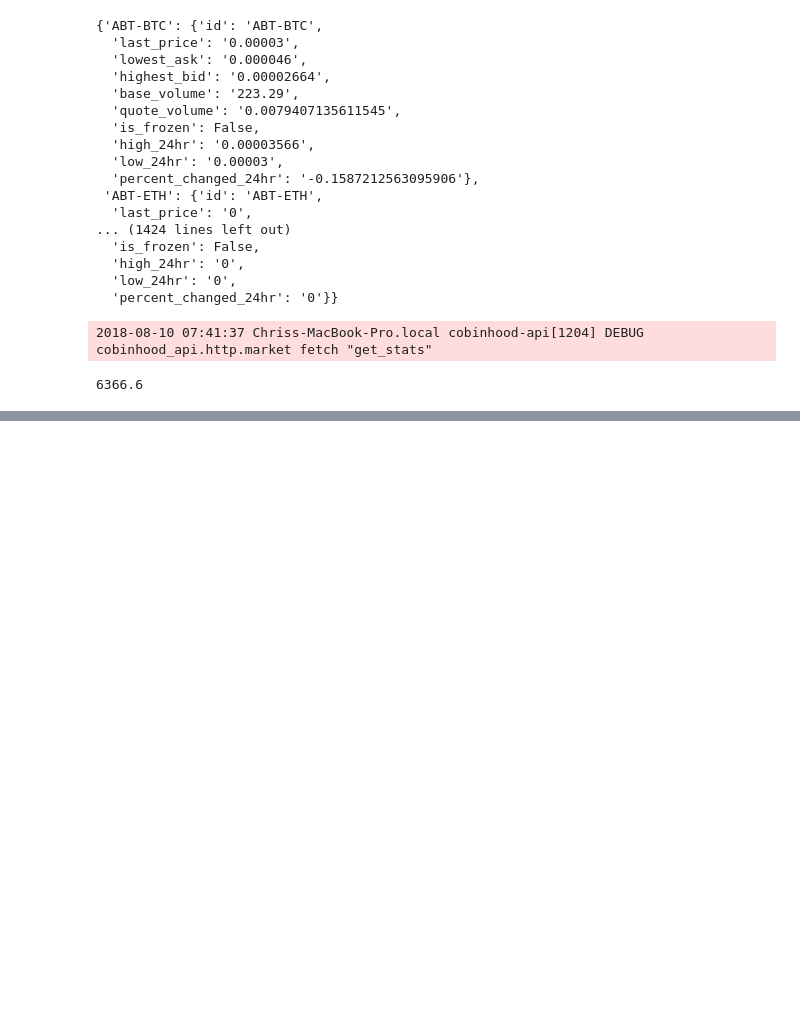
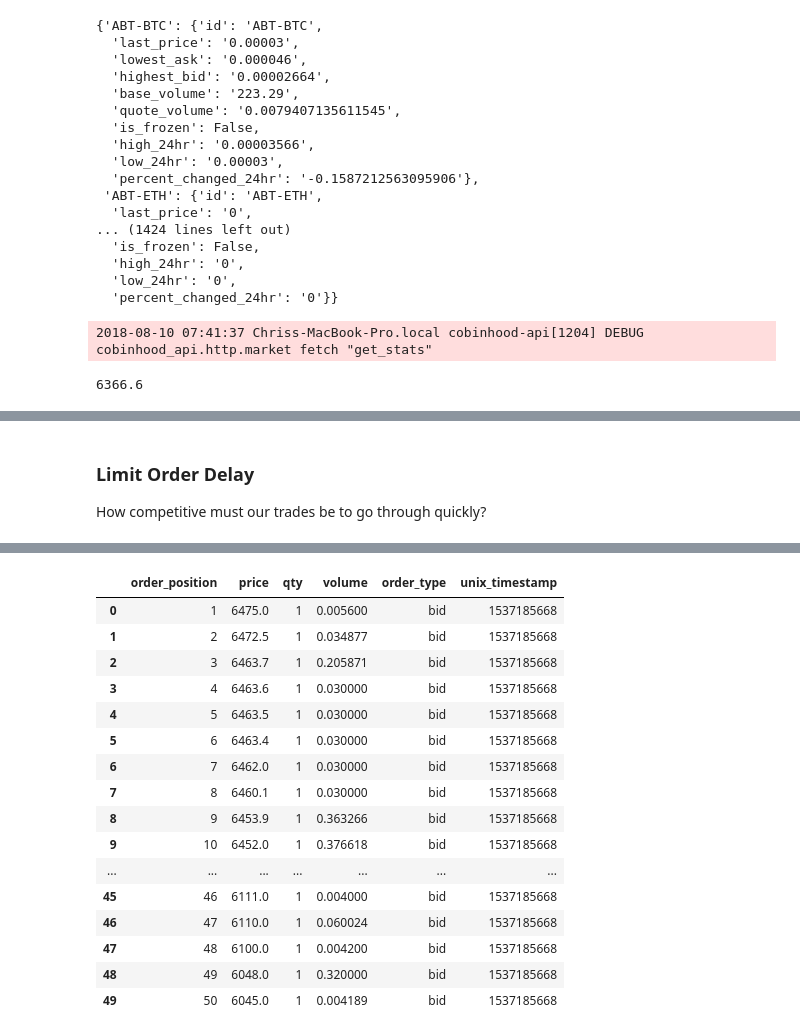
Before and after one commit to ChrisMcPherson/logic_by_loidsig, a Jupyter notebook: notebooks/cobinhood_data_exploration.ipynb, the cells around one changed output, grey strips where cells are left out. Saved outputs shown, nothing was run; the diff lists cells and outputs as text; code cells hidden in the pictures; blank space fills up the shorter version.

```diff
--- a/notebooks/cobinhood_data_exploration.ipynb
+++ b/notebooks/cobinhood_data_exploration.ipynb
@@ -294,0 +492,3 @@ float([data['last_price'] for coin_pair, data in cob.market.get_stats()['result'
+# %% [markdown]
+### Limit Order Delay
+How competitive must our trades be to go through quickly?
@@ -294,0 +521,27 @@ float([data['last_price'] for coin_pair, data in cob.market.get_stats()['result'
+# %%
+def get_orderbook(coin_pair):
+    order_book = cob.market.get_orderbooks(coin_pair)
+    unix_timestamp = int(time.time())
+    # bids df
+    orderbook_bids = order_book['result']['orderbook']['bids']
+    bids_df = pd.DataFrame(orderbook_bids, columns=['price','qty','volume']).sort_values('price',ascending=False)
+    bids_df['price'] = pd.to_numeric(bids_df['price'])
+    bids_df['qty'] = pd.to_numeric(bids_df['qty'])
+    bids_df['volume'] = pd.to_numeric(bids_df['volume'])
+    bids_df['order_type'] = 'bid'
+    bids_df.insert(0, 'order_position', range(1, 1 + len(bids_df.index)))
+    bids_df['unix_timestamp'] = unix_timestamp
+    # asks df
+    orderbook_asks = order_book['result']['orderbook']['asks']
+    asks_df = pd.DataFrame(orderbook_asks, columns=['price','qty','volume']).sort_values('price',ascending=False)
+    asks_df['price'] = pd.to_numeric(asks_df['price'])
+    asks_df['qty'] = pd.to_numeric(asks_df['qty'])
+    asks_df['volume'] = pd.to_numeric(asks_df['volume'])
+    asks_df['order_type'] = 'ask'
+    asks_df.insert(0, 'order_position', range(1, 1 + len(asks_df.index)))
+    asks_df['unix_timestamp'] = unix_timestamp
+    return bids_df, asks_df
+# %%
+bids, asks = get_orderbook('BTC-USDT')
+bids
+# %% [output]
@@ -294,0 +549,17 @@ float([data['last_price'] for coin_pair, data in cob.market.get_stats()['result'
+|  | order_position | price | qty | volume | order_type | unix_timestamp |
+| 0 | 1 | 6475.0 | 1 | 0.005600 | bid | 1537185668 |
+| 1 | 2 | 6472.5 | 1 | 0.034877 | bid | 1537185668 |
+| 2 | 3 | 6463.7 | 1 | 0.205871 | bid | 1537185668 |
+| 3 | 4 | 6463.6 | 1 | 0.030000 | bid | 1537185668 |
+| 4 | 5 | 6463.5 | 1 | 0.030000 | bid | 1537185668 |
+| 5 | 6 | 6463.4 | 1 | 0.030000 | bid | 1537185668 |
+| 6 | 7 | 6462.0 | 1 | 0.030000 | bid | 1537185668 |
+| 7 | 8 | 6460.1 | 1 | 0.030000 | bid | 1537185668 |
+| 8 | 9 | 6453.9 | 1 | 0.363266 | bid | 1537185668 |
+| 9 | 10 | 6452.0 | 1 | 0.376618 | bid | 1537185668 |
+| ... | ... | ... | ... | ... | ... | ... |
+| 45 | 46 | 6111.0 | 1 | 0.004000 | bid | 1537185668 |
+| 46 | 47 | 6110.0 | 1 | 0.060024 | bid | 1537185668 |
+| 47 | 48 | 6100.0 | 1 | 0.004200 | bid | 1537185668 |
+| 48 | 49 | 6048.0 | 1 | 0.320000 | bid | 1537185668 |
+| 49 | 50 | 6045.0 | 1 | 0.004189 | bid | 1537185668 |
```
Also changed, not shown: parts of 22 cells of this notebook, 25 other files.
